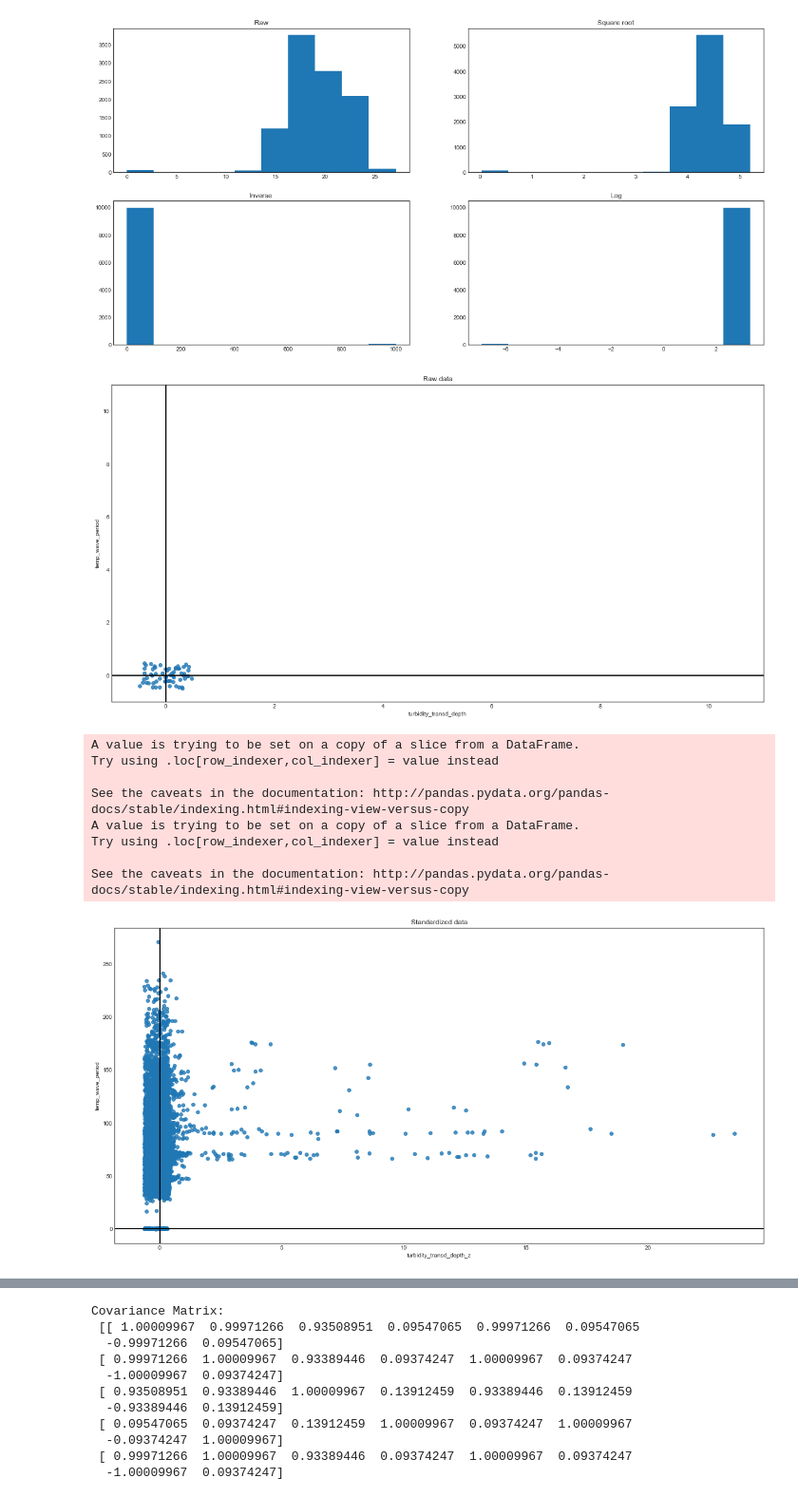
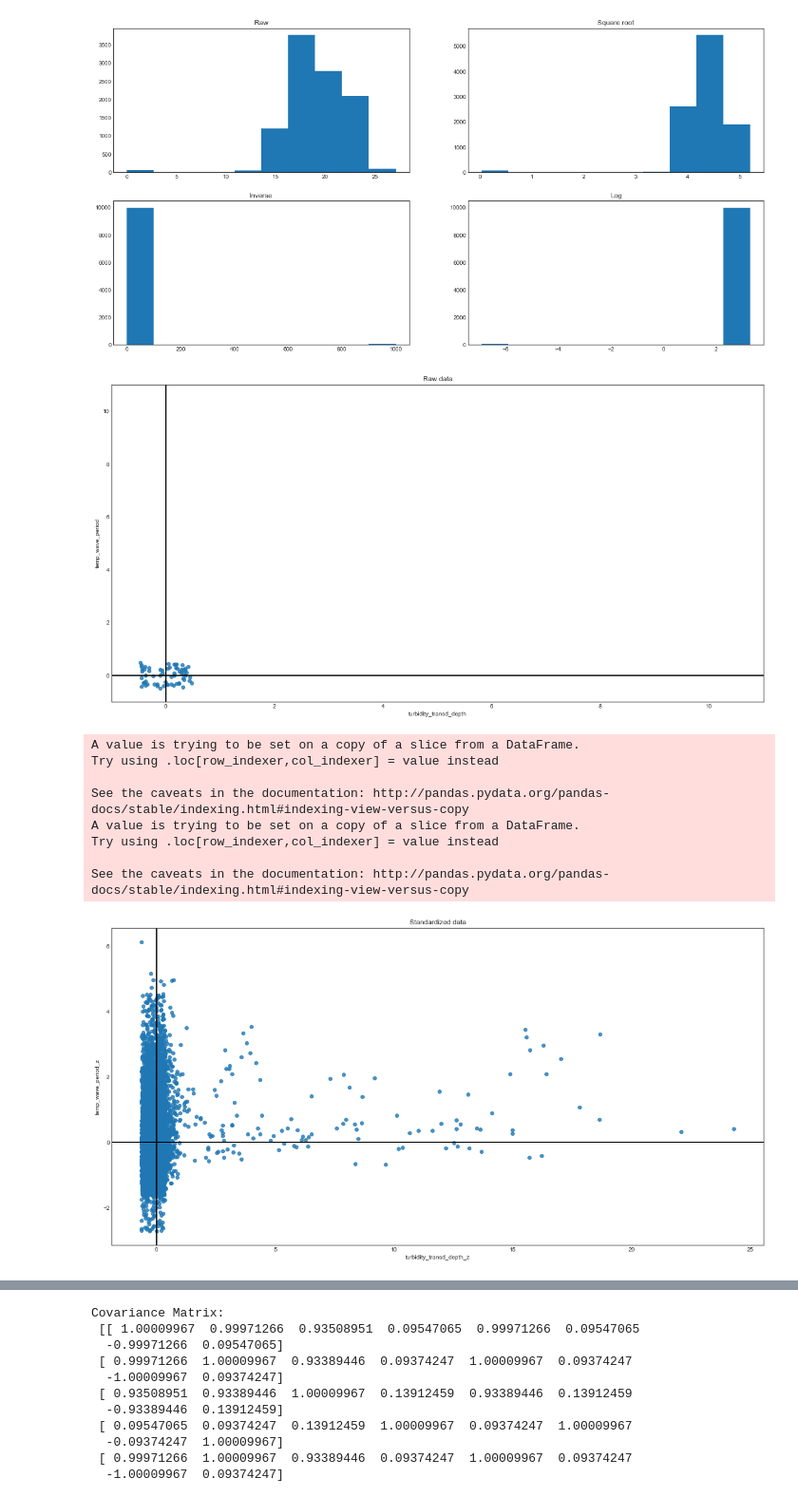
Before and after one commit to milabknowin/Thinkful, a Jupyter notebook: Supervised_Learning/Chicago_Beaches/Chicago_Beaches.ipynb, the cells around one changed output, grey strips where cells are left out. Shown at 95% size. Saved outputs shown, nothing was run; the diff lists cells and outputs as text; code cells hidden in the pictures.

```diff
--- a/Supervised_Learning/Chicago_Beaches/Chicago_Beaches.ipynb
+++ b/Supervised_Learning/Chicago_Beaches/Chicago_Beaches.ipynb
@@ -557,10 +405,8 @@ features['sqrt_temp'] = (np.sqrt(beach['Water Temperature']))
 # %% [output]
 [figure]
 # %%
-# Make the scatterplot matrix.
+# Make the scatterplot matrix. Take a subset of the data for PCA.
 
-# Take a subset of the data for PCA. This limits to Swiss and Czech data from 2012
-# and keeps only specific columns.
 df_pca = features[['Turbidity', 'turbidity_transd_depth', 'turbidity_wave_period', 'temp_wave_period']]
 
 t = sns.regplot(
@@ -573,36 +419,36 @@ t = sns.regplot(
 )
 t.set(xlim=(-1, 11), ylim=(-1, 11))
 t.axhline(0, color='k', linestyle='-', linewidth=2)
 t.axvline(0, color='k', linestyle='-', linewidth=2)
 t.axes.set_title('Raw data')
 plt.show()
 
-# Standardizing variables by subtracting the mean and dividing by the standard
-# deviation. Now both variables are on the same scale.
+# Standardizing variables by subtracting the mean and dividing by the standard deviation.
+
 df_pca['turbidity_transd_depth_z'] = (df_pca['turbidity_transd_depth'] - df_pca['turbidity_transd_depth'].mean()) / df_pca['turbidity_transd_depth'].std()
 df_pca['temp_wave_period_z'] = (df_pca['temp_wave_period'] - df_pca['temp_wave_period'].mean()) / df_pca['temp_wave_period'].std()
 
 t = sns.regplot(
     'turbidity_transd_depth_z',
-    'temp_wave_period',
+    'temp_wave_period_z',
     df_pca,
     x_jitter=.49,
     y_jitter=.49,
     fit_reg=False
 )
 t.axhline(0, color='k', linestyle='-', linewidth=2)
 t.axvline(0, color='k', linestyle='-', linewidth=2)
 t.axes.set_title('Standardized data')
 plt.show()
 # %% [output]
-[figure, old version]
+[figure, new version]
 A value is trying to be set on a copy of a slice from a DataFrame.
 Try using .loc[row_indexer,col_indexer] = value instead
 
 See the caveats in the documentation: http://pandas.pydata.org/pandas-docs/stable/indexing.html#indexing-view-versus-copy
 A value is trying to be set on a copy of a slice from a DataFrame.
 Try using .loc[row_indexer,col_indexer] = value instead
 
 See the caveats in the documentation: http://pandas.pydata.org/pandas-docs/stable/indexing.html#indexing-view-versus-copy
-[figure, old version]
+[figure, new version]
 # %%
```
Also changed, not shown: parts of 27 cells of this notebook.
